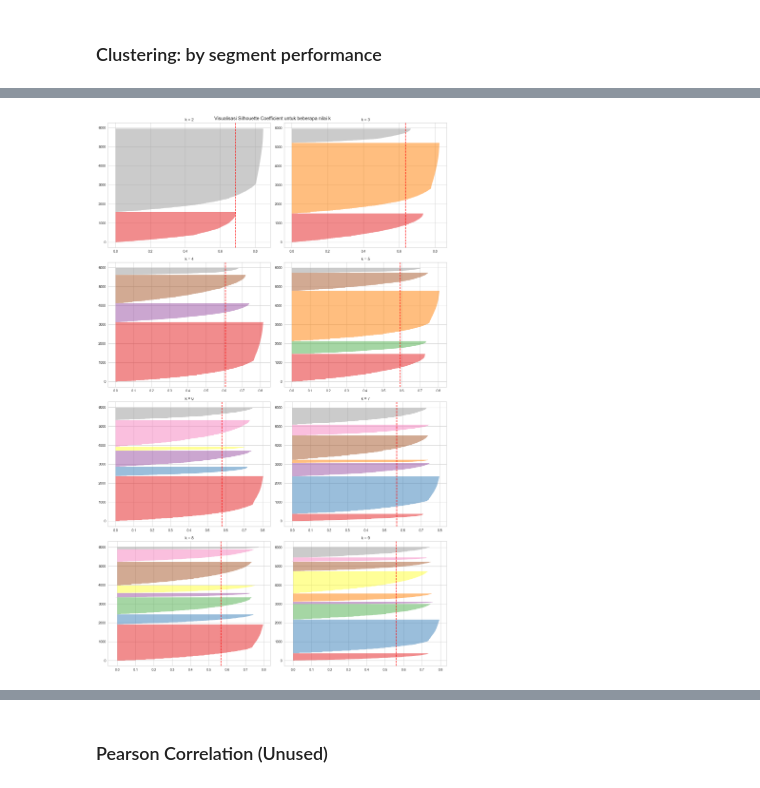
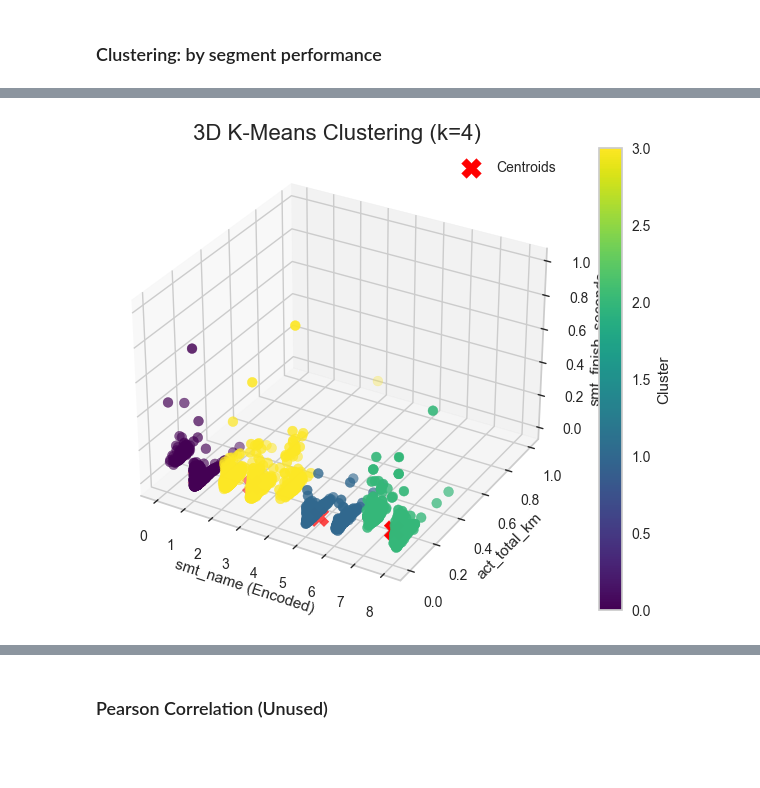
Before and after one commit to farrasjay/bingchilling-csl-kasdd, a Jupyter notebook: dk/TK.ipynb, the cells around one changed output, grey strips where cells are left out. Cells and saved outputs as stored; diff of their text form; code cells hidden in the pictures; blank space fills up the shorter version.

```diff
--- a/dk/TK.ipynb
+++ b/dk/TK.ipynb
@@ -803,24 +793,44 @@ plt.show()
-# %%
-# Memvisualisasikan silhouette
-
-fig, ax = plt.subplots(4, 2, figsize=(15, 24))  # Tambahkan grid yang lebih besar (4x2)
-fig.suptitle("Visualisasi Silhouette Coefficient untuk beberapa nilai k")
-
-for idx, k in enumerate(range(2, 10)):
-    # Mendefinisikan model K-Means dengan nilai k tertentu
-    clusterer = KMeans(n_clusters=k, n_init=10)
-
-    # Hitung posisi subplot berdasarkan indeks
-    row, col = divmod(idx, 2)
-    ax[row][col].set_title(f"k = {k}")
-
-    # Memvisualisasikan silhouette
-    visualizer = SilhouetteVisualizer(clusterer, ax=ax[row][col])
-    visualizer.fit(cluster_n_r_as)
-
-plt.tight_layout()
-plt.show()
-# %% [output]
-[figure, removed]
+# %%
+# Clustering with selected features and k
+kmeans = KMeans(n_clusters=4, random_state=42)
+cluster_labels = kmeans.fit_predict(cluster_df)
+
+# 3D Scatter Plot
+fig = plt.figure(figsize=(8, 6))
+ax = fig.add_subplot(111, projection='3d')
+
+# Plot data points with cluster labels as colors
+scatter = ax.scatter(
+    cluster_df['smt_name'],
+    cluster_df['act_total_km'],
+    cluster_df['smt_finish_seconds'],
+    c=cluster_labels,
+    cmap='viridis',
+    s=50
+)
+
+# Plot centroids
+centroids = kmeans.cluster_centers_
+ax.scatter(
+    centroids[:, 0],
+    centroids[:, 1],
+    centroids[:, 2],
+    c='red',
+    s=200,
+    marker='X',
+    label='Centroids'
+)
+
+# Labels and Title
+ax.set_title('3D K-Means Clustering (k=4)', fontsize=16)
+ax.set_xlabel('smt_name (Encoded)')
+ax.set_ylabel('act_total_km')
+ax.set_zlabel('smt_finish_seconds')
+ax.legend()
+plt.colorbar(scatter, ax=ax, label='Cluster')
+
+plt.show()
+# %% [output]
+[figure, added]
 # %%
 # Clustering with selected features and k
```
Also changed, not shown: parts of 17 cells of this notebook.
